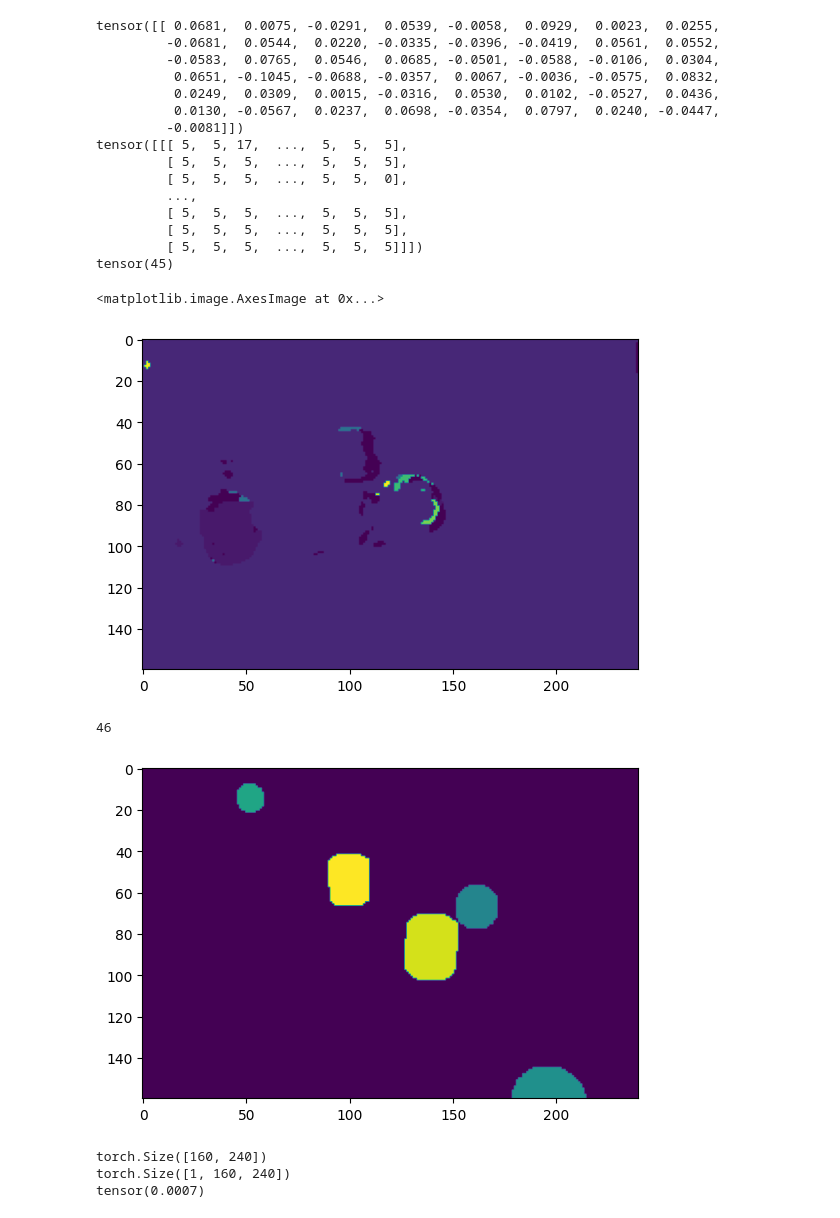
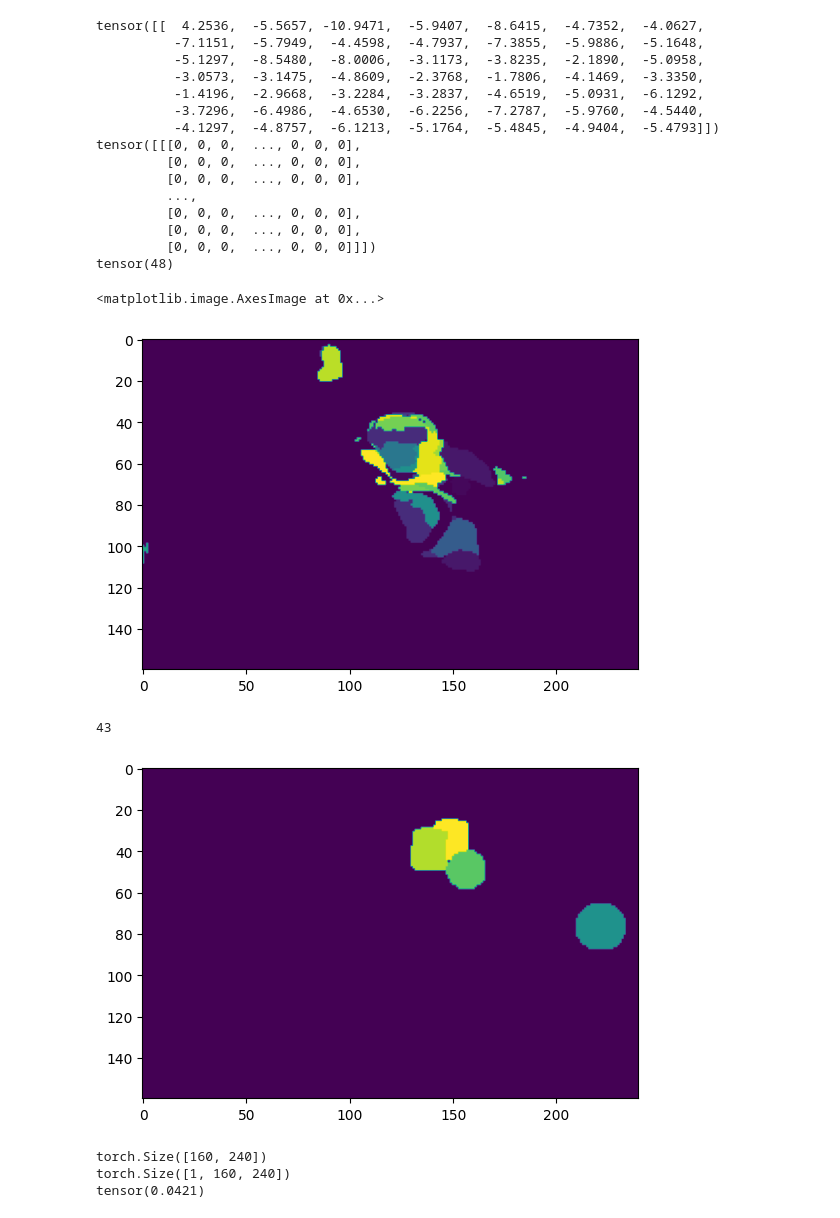
Before and after one commit to dqian3/dlfl2023-final, a Jupyter notebook: notebooks_dan/validate.ipynb, the cells around one changed output. Saved outputs shown, nothing was run; the diff lists cells and outputs as text; code cells hidden in the pictures.

```diff
--- a/notebooks_dan/validate.ipynb
+++ b/notebooks_dan/validate.ipynb
@@ -16,50 +18,50 @@ unlabeled = UnlabeledDataset("../Dataset_Student")
 # %%
-model = torch.load("../seg_nopt.pth", map_location=torch.device('cpu'))
+model = torch.load("../seg.pth", map_location=torch.device('cpu'))
 # %%
 # First, get a mask and observe it
 model.eval()
 
 with torch.no_grad():
-    x, label = labeled[2]
+    x, label = labeled[45]
     x = x.unsqueeze(0)
 
     x = x[:, :11]
     # Transpose, since video resnet expects channels as first dim
     x = x.transpose(1, 2)
     output = model(x)
 
     print(output[:,:,0, 0])
 
     mask = torch.argmax(output, dim=1)
     print(mask)
     print(torch.max(mask))
 
 plt.imshow(mask[0])
 # %% [output]
-tensor([[ 0.0681,  0.0075, -0.0291,  0.0539, -0.0058,  0.0929,  0.0023,  0.0255,
-         -0.0681,  0.0544,  0.0220, -0.0335, -0.0396, -0.0419,  0.0561,  0.0552,
-         -0.0583,  0.0765,  0.0546,  0.0685, -0.0501, -0.0588, -0.0106,  0.0304,
-          0.0651, -0.1045, -0.0688, -0.0357,  0.0067, -0.0036, -0.0575,  0.0832,
-          0.0249,  0.0309,  0.0015, -0.0316,  0.0530,  0.0102, -0.0527,  0.0436,
-          0.0130, -0.0567,  0.0237,  0.0698, -0.0354,  0.0797,  0.0240, -0.0447,
-         -0.0081]])
-tensor([[[ 5,  5, 17,  ...,  5,  5,  5],
-         [ 5,  5,  5,  ...,  5,  5,  5],
-         [ 5,  5,  5,  ...,  5,  5,  0],
+tensor([[  4.2536,  -5.5657, -10.9471,  -5.9407,  -8.6415,  -4.7352,  -4.0627,
+          -7.1151,  -5.7949,  -4.4598,  -4.7937,  -7.3855,  -5.9886,  -5.1648,
+          -5.1297,  -8.5480,  -8.0006,  -3.1173,  -3.8235,  -2.1890,  -5.0958,
+          -3.0573,  -3.1475,  -4.8609,  -2.3768,  -1.7806,  -4.1469,  -3.3350,
+          -1.4196,  -2.9668,  -3.2284,  -3.2837,  -4.6519,  -5.0931,  -6.1292,
+          -3.7296,  -6.4986,  -4.6530,  -6.2256,  -7.2787,  -5.9760,  -4.5440,
+          -4.1297,  -4.8757,  -6.1213,  -5.1764,  -5.4845,  -4.9404,  -5.4793]])
+tensor([[[0, 0, 0,  ..., 0, 0, 0],
+         [0, 0, 0,  ..., 0, 0, 0],
+         [0, 0, 0,  ..., 0, 0, 0],
          ...,
-         [ 5,  5,  5,  ...,  5,  5,  5],
-         [ 5,  5,  5,  ...,  5,  5,  5],
-         [ 5,  5,  5,  ...,  5,  5,  5]]])
-tensor(45)
+         [0, 0, 0,  ..., 0, 0, 0],
+         [0, 0, 0,  ..., 0, 0, 0],
+         [0, 0, 0,  ..., 0, 0, 0]]])
+tensor(48)
 <matplotlib.image.AxesImage at 0x...>
-[figure, old version]
+[figure, new version]
 # %%
 
 plt.imshow(label[21])
 print(np.max(label[21]))
 # %% [output]
-46
+43
-[figure, old version]
+[figure, new version]
 # %%
 iou = JaccardIndex(task="multiclass", num_classes=49)
 
@@ -71,4 +73,4 @@ print(iou(mask.squeeze(), target))
 # %% [output]
 torch.Size([160, 240])
 torch.Size([1, 160, 240])
-tensor(0.0007)
+tensor(0.0421)
```
Also changed, not shown: parts of 1 cell of this notebook, 1 other file.
